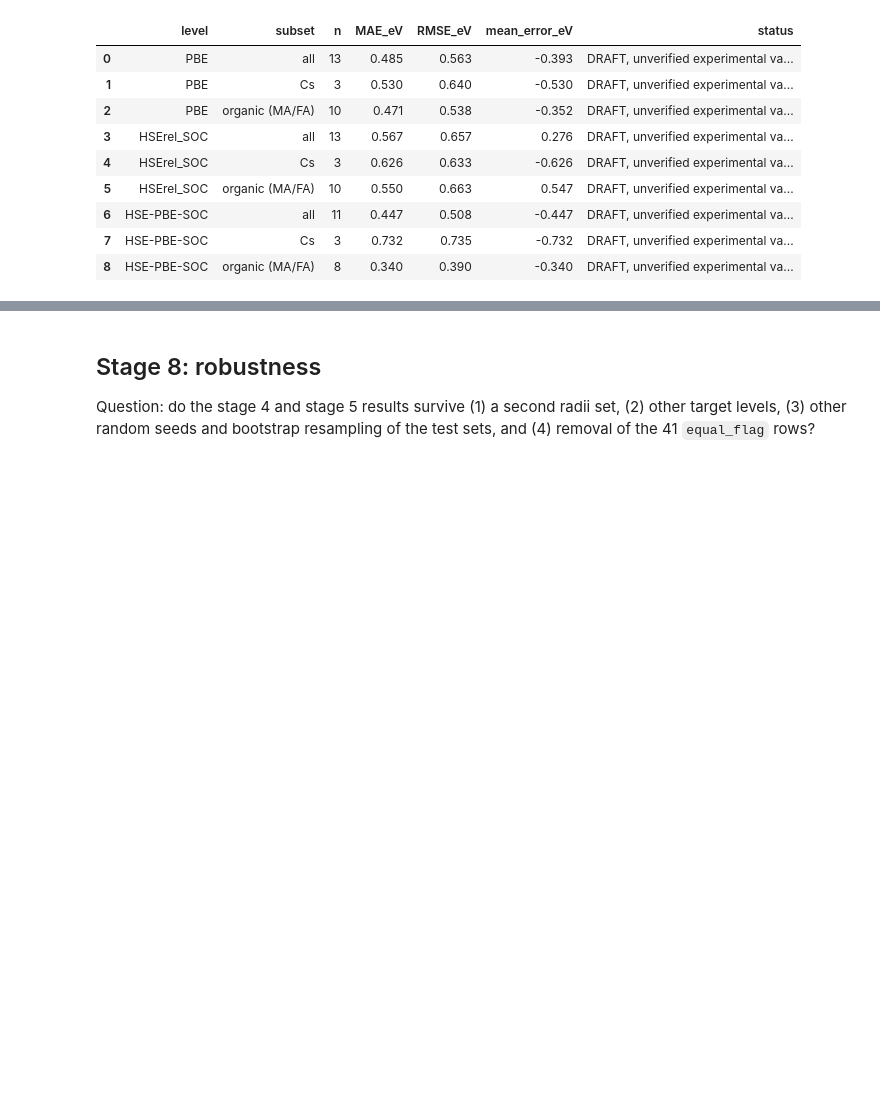
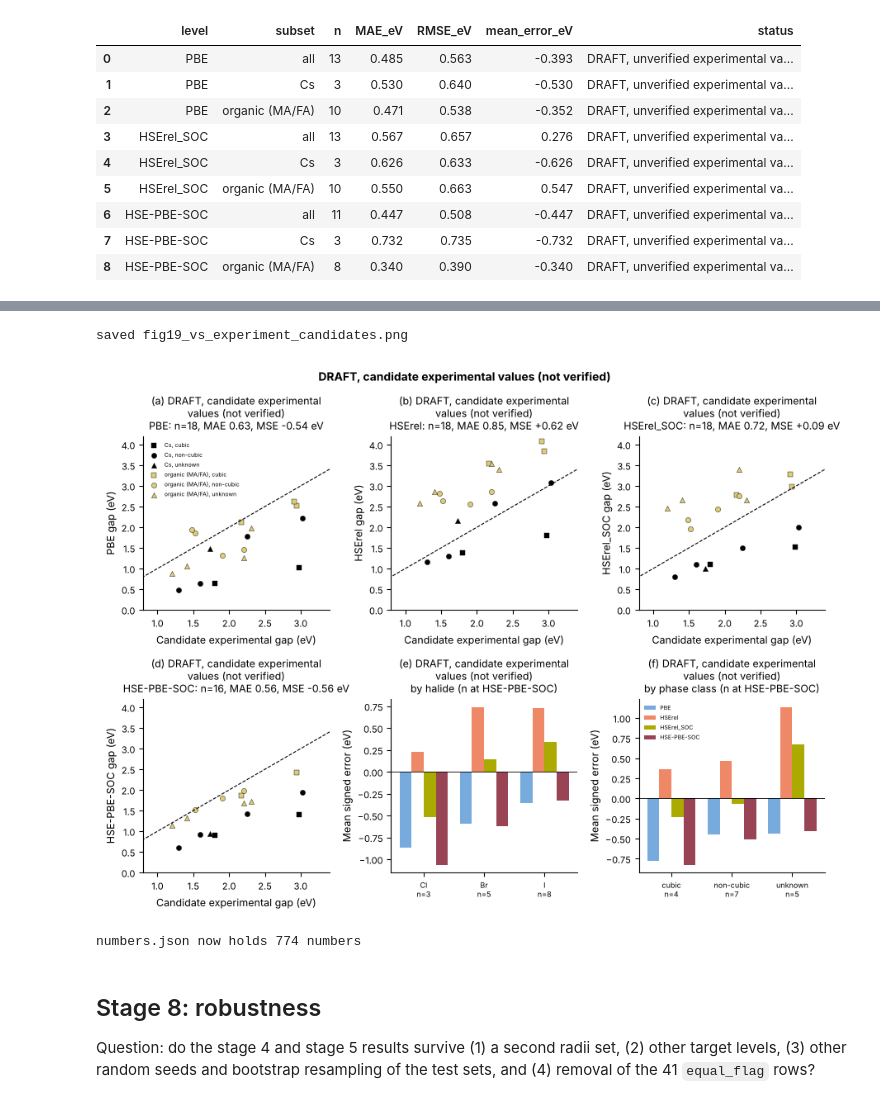
Before and after one commit to jatin-29/BTP-Perovskite, a Jupyter notebook: btp_perovskite.ipynb, the cells around one changed output, grey strips where cells are left out. Saved outputs shown, nothing was run; the diff lists cells and outputs as text; code cells hidden in the pictures; blank space fills up the shorter version.

Commit message:
Add candidate experimental band gaps and second DRAFT experimental comparison

```diff
--- a/btp_perovskite.ipynb
+++ b/btp_perovskite.ipynb
@@ -2877,0 +2978,19 @@ numbers.json now holds 618 numbers
+# %%
+# Same compounds at all four levels (so the levels are compared on one set)
+common = cand_table.dropna(subset=["error_" + level for level in LEVELS])
+common_errors = error_summary(common, LEVELS, "A_class", CANDIDATE_TAG).round(3)
+common_errors.insert(1, "set", "compounds with all four levels (n=%d)" % len(common))
+save_table(common_errors, "fig19_vs_experiment_candidates_common_set")
+print("compounds missing at least one level:", sorted(set(cand_table["Formula"]) - set(common["Formula"])))
+
+# Does the earlier DRAFT pattern (Cs compounds much too low at HSE-PBE-SOC) survive with compound-specific values?
+pattern_rows = []
+for version, table in [("draft v1 (CLAUDE.md section 9 item 8)", exp_table), ("draft v2 (candidates)", cand_table)]:
+    for a_class in ["Cs", "organic (MA/FA)"]:
+        errors = table.loc[table["A_class"] == a_class, "error_HSE-PBE-SOC"].dropna()
+        pattern_rows.append({"version": version, "A_class": a_class, "n": len(errors), "mean_signed_error_HSE_PBE_SOC_eV": errors.mean(),
+                             "compounds": ",".join(table.loc[errors.index, "Formula"])})
+pattern = pd.DataFrame(pattern_rows).round(3)
+save_table(pattern, "stage7_cs_pattern_v1_vs_v2")
+print(pattern.to_string(index=False))
+common_errors
@@ -2878,3 +3019,48 @@ numbers.json now holds 618 numbers
+# %%
+# fig19 (candidates): parity per level, coloured by A class, marker by phase class; error by halide and by phase
+PHASE_MARKER = {"cubic": "s", "non-cubic": "o", "unknown": "^"}
+CANDIDATE_TAG_WRAPPED = "DRAFT, candidate experimental\nvalues (not verified)"
+fig, axes = plt.subplots(2, 3, figsize=(9.0, 6.8))
+for ax, level, letter in zip(axes.ravel()[:4], LEVELS, "abcd"):
+    for a_class in a_class_colour:
+        for phase_class, marker in PHASE_MARKER.items():
+            part = cand_table[(cand_table["A_class"] == a_class) & (cand_table["phase_class"] == phase_class)].dropna(subset=[GAP_COL[level]])
+            if len(part):
+                ax.scatter(part["exp_gap"], part[GAP_COL[level]], s=20, color=a_class_colour[a_class], marker=marker,
+                           edgecolors="black", linewidths=0.3, label="%s, %s" % (a_class, phase_class))
+    ax.plot([0, 7], [0, 7], color="black", linestyle="--", linewidth=0.8)
+    ax.set_xlim(0.8, 3.4)
+    ax.set_ylim(0, 4.2)
+    ax.set_xlabel("Candidate experimental gap (eV)")
+    ax.set_ylabel(level + " gap (eV)")
+    row = cand_errors[(cand_errors["level"] == level) & (cand_errors["split"] == "all")].iloc[0]
+    ax.set_title("%s\n%s: n=%d, MAE %.2f, MSE %+.2f eV" % (CANDIDATE_TAG_WRAPPED, level, row["n"], row["MAE_eV"], row["mean_signed_error_eV"]), fontsize=6.5)
+    panel_label(ax, letter)
+handles, labels = axes[0, 0].get_legend_handles_labels()
+axes[0, 0].legend(handles, labels, frameon=False, fontsize=5, loc="upper left")
+for ax, split, order, letter in [(axes[1, 1], "X_main", X_ELEMENTS, "e"), (axes[1, 2], "phase_class", list(PHASE_MARKER), "f")]:
+    for index, level in enumerate(LEVELS):
+        values = []
+        for group in order:
+            match = cand_errors[(cand_errors["level"] == level) & (cand_errors["split"] == split) & (cand_errors["group"] == group)]
+            values.append(match["mean_signed_error_eV"].iloc[0] if len(match) else np.nan)
+        ax.bar(np.arange(len(order)) + (index - 1.5) * 0.2, np.nan_to_num(values), width=0.2, color=COLOR_LEVEL[level], label=level)
+    counts = [int(cand_errors[(cand_errors["level"] == "HSE-PBE-SOC") & (cand_errors["split"] == split) & (cand_errors["group"] == g)]["n"].sum()) for g in order]
+    ax.axhline(0, color="black", linewidth=0.6)
+    ax.set_xticks(np.arange(len(order)))
+    ax.set_xticklabels(["%s\nn=%d" % (g, c) for g, c in zip(order, counts)], fontsize=6.5)
+    ax.set_ylabel("Mean signed error (eV)")
+    ax.set_title("%s\nby %s (n at HSE-PBE-SOC)" % (CANDIDATE_TAG_WRAPPED, "halide" if split == "X_main" else "phase class"), fontsize=6.5)
+    panel_label(ax, letter)
+axes[1, 2].legend(frameon=False, fontsize=5)
+fig.suptitle(CANDIDATE_TAG, fontsize=10, fontweight="bold")
+fig.tight_layout()
+save_fig(fig, "fig19_vs_experiment_candidates")
+write_numbers()
+# %% [output]
+saved fig19_vs_experiment_candidates.png
+[figure, added]
+numbers.json now holds 774 numbers
 # %% [markdown]
 ## Stage 8: robustness
 
```
Also changed, not shown: parts of 14 cells of this notebook, 11 other files.
